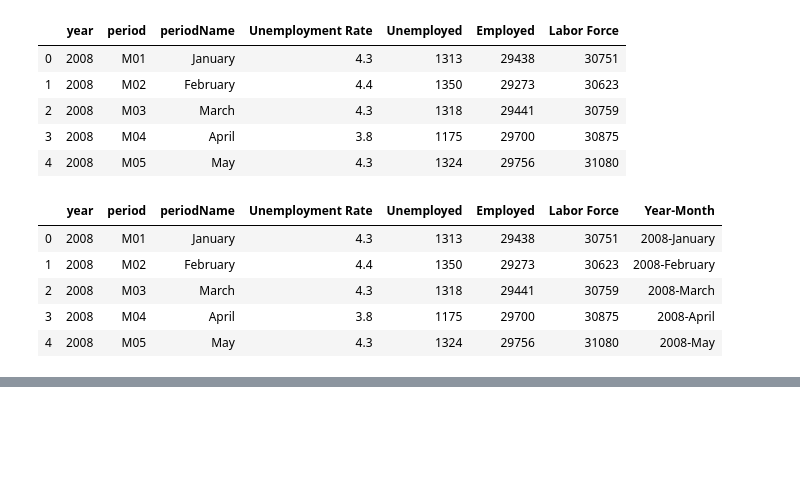
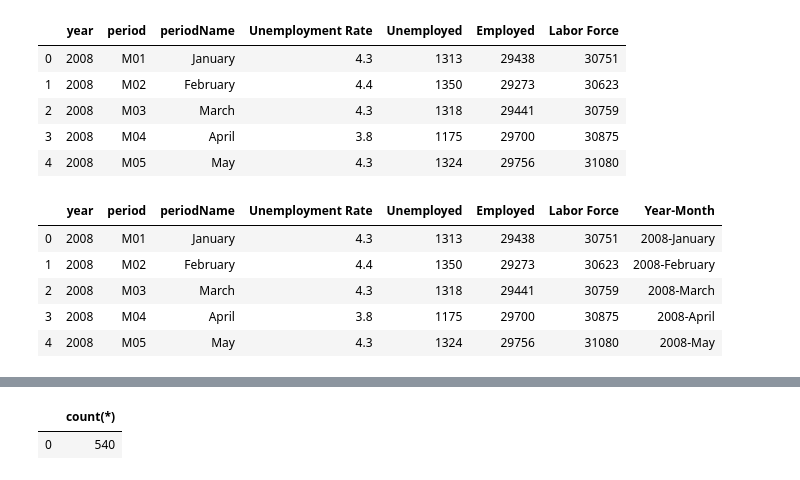
Before and after one commit to sumic59/Covid_IN_County_Jobless-Claims, a Jupyter notebook: Indiana_County_Data_Plots.ipynb, the cells around one changed output, grey strips where cells are left out. Cells and saved outputs as stored; diff of their text form; code cells hidden in the pictures; blank space fills up the shorter version.

```diff
--- a/Indiana_County_Data_Plots.ipynb
+++ b/Indiana_County_Data_Plots.ipynb
@@ -150,0 +211,7 @@ new_df_Lake.to_json("LakeData.json")
+# %%
+#check the total number or rows in UnemploymentData Table
+new_df_Boone_count = pd.read_sql_query('SELECT count(*) FROM UnemploymentData',db)
+new_df_Boone_count
+# %% [output]
+|  | count(*) |
+| 0 | 540 |
```
Also changed, not shown: parts of 10 cells of this notebook.
